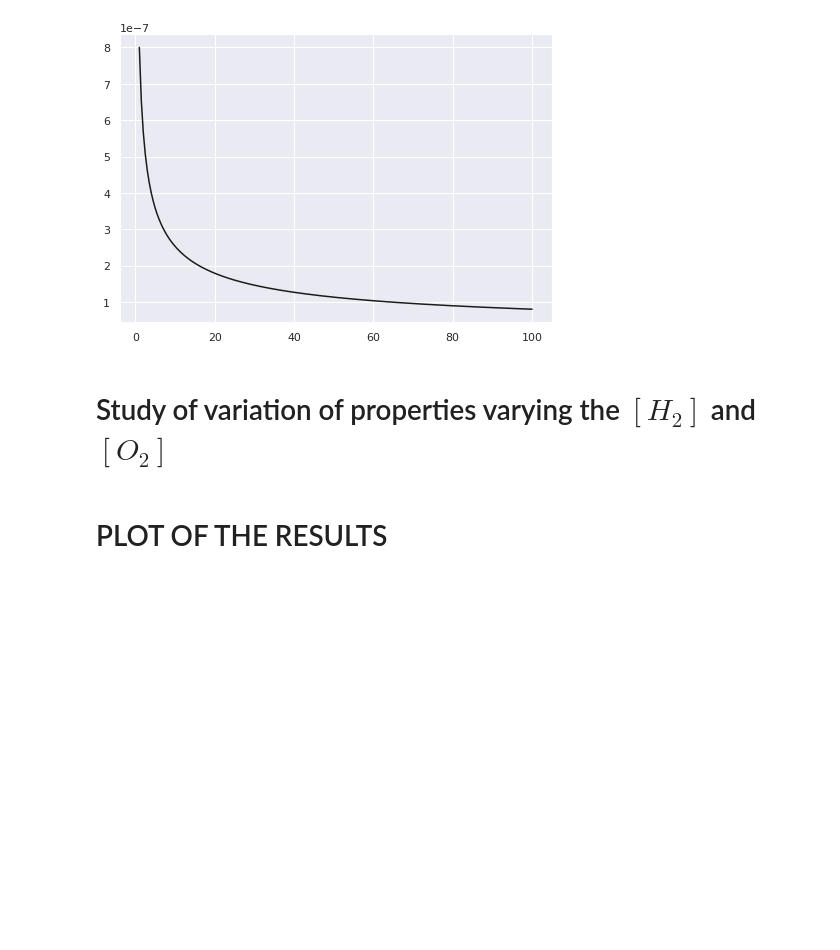
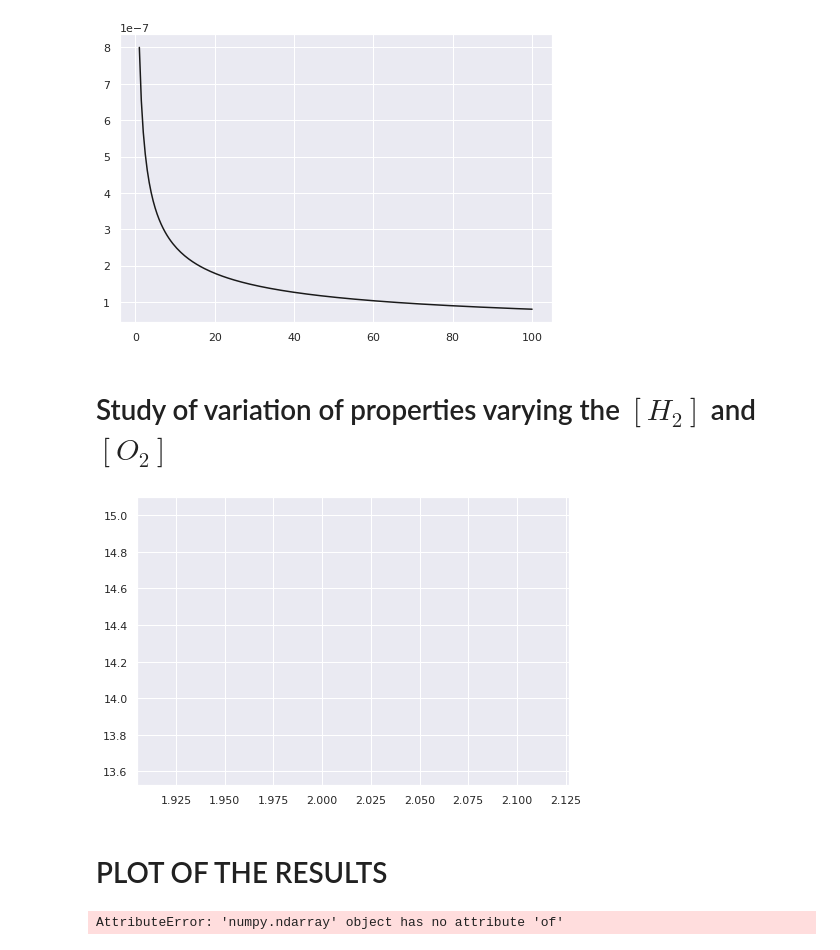
Before and after one commit to antoniopucciarelli/CEA_case, a Jupyter notebook: combustion.ipynb, the cells around one changed output. Saved outputs shown, nothing was run; the diff lists cells and outputs as text; code cells hidden in the pictures; blank space fills up the shorter version.

```diff
--- a/combustion.ipynb
+++ b/combustion.ipynb
@@ -92,9 +91,6 @@ class COMB:
             file.write('output  transport short \n')
             file.write('    plot o/f p t m cp H2 O2 H2O H2O(L) OH O H O3\n')
             file.write('end \n')
-
-    def __str__(self):
-        return np.array([self.P,self.T,self.of,self.m,self.cp])
 # %% [markdown]
 # functions
 # %%
@@ -226,25 +217,28 @@ plt.show()
 # %%
 CC_C = [COMB()]
 
 for ii,h2 in enumerate(H2):
     temperature = 300
     pressure    = 1
     CC_C[ii].problem_generation(temperature,pressure,h2,O2[ii],'case_01.inp')
     os.system('bash ./CEA_case')
     CC_C[ii].get_data('case_01.plt')
     CC_C = np.append(CC_C, COMB())
     # erasing last element of the array --> points out it's null element
     if ii == len(H2)-1:
         CC_C = CC_C[0:len(CC_C)-1]
 
-t, p, of, m, cp = print_list(CC_C)
+# getting data from object list
+t, p, of, m, cp, H, H2, H2O, H2OL, O2, O, O3, OH = print_list(CC_C)
 
 # plotting data
 sbn.set_theme()
 fig1 = plt.figure()
 ax   = fig1.add_axes([0,0,1,1])
 ax.plot(m,cp,'k')
 plt.show()
+# %% [output]
+[figure, added]
 # %% [markdown]
 # PLOT OF THE RESULTS
 # %%
@@ -258,3 +252,5 @@ fig = plt.figure()
 ax1 = fig.add_subplot()
 ax1.plot(CC_C[:].of,CC_C[:].T)
 plt.show()
+# %% [output]
+AttributeError: 'numpy.ndarray' object has no attribute 'of'
```
Also changed, not shown: parts of 3 cells of this notebook, 3 other files.
